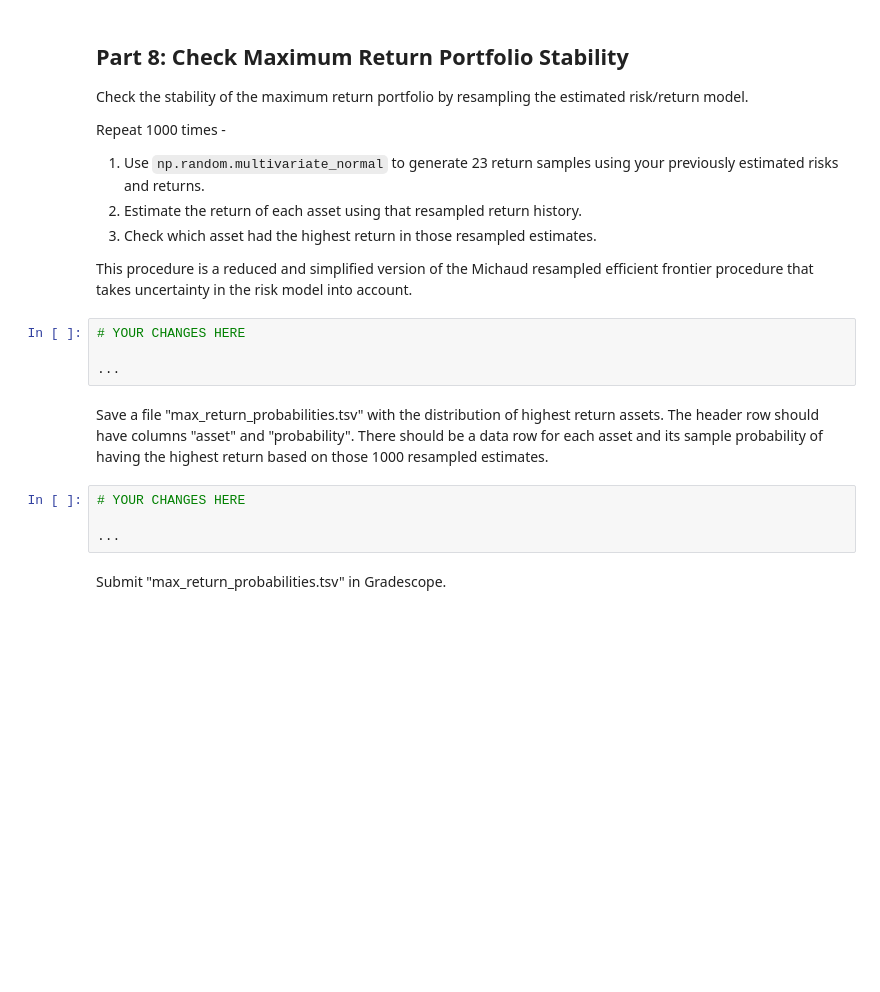
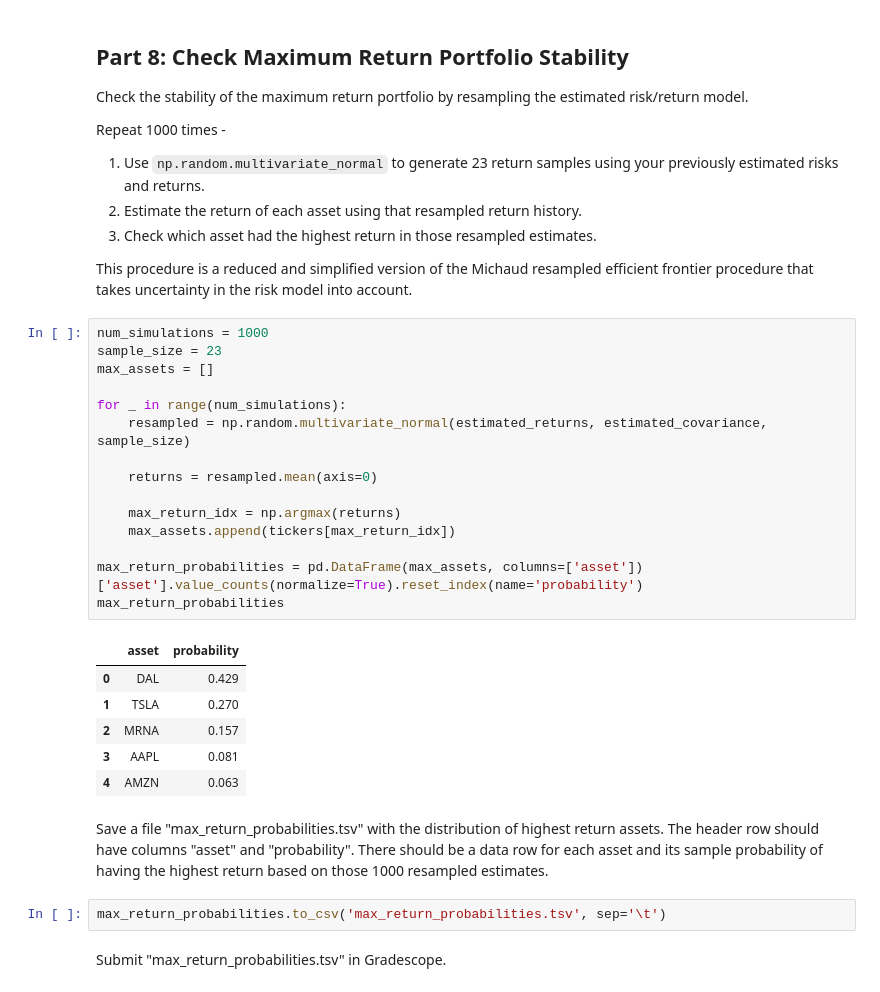
Before and after one commit to aidandig/dx704-project-01, a Jupyter notebook: dx704-project-01.ipynb, the cells around one changed output. Cells and saved outputs as stored; diff of their text form; blank space fills up the shorter version.

```diff
--- a/dx704-project-01.ipynb
+++ b/dx704-project-01.ipynb
@@ -328,18 +351,34 @@ Repeat 1000 times -
 3. Check which asset had the highest return in those resampled estimates.
 
 This procedure is a reduced and simplified version of the Michaud resampled efficient frontier procedure that takes uncertainty in the risk model into account.
-# %%
-# YOUR CHANGES HERE
-
-...
+# %%
+num_simulations = 1000
+sample_size = 23
+max_assets = []
+
+for _ in range(num_simulations):
+    resampled = np.random.multivariate_normal(estimated_returns, estimated_covariance, sample_size)
+
+    returns = resampled.mean(axis=0)
+
+    max_return_idx = np.argmax(returns)
+    max_assets.append(tickers[max_return_idx])
+
+max_return_probabilities = pd.DataFrame(max_assets, columns=['asset'])['asset'].value_counts(normalize=True).reset_index(name='probability')
+max_return_probabilities
+# %% [output]
+|  | asset | probability |
+| 0 | DAL | 0.429 |
+| 1 | TSLA | 0.270 |
+| 2 | MRNA | 0.157 |
+| 3 | AAPL | 0.081 |
+| 4 | AMZN | 0.063 |
 # %% [markdown]
 Save a file "max_return_probabilities.tsv" with the distribution of highest return assets.
 The header row should have columns "asset" and "probability".
 There should be a data row for each asset and its sample probability of having the highest return based on those 1000 resampled estimates.
-# %%
-# YOUR CHANGES HERE
-
-...
+# %%
+max_return_probabilities.to_csv('max_return_probabilities.tsv', sep='\t')
 # %% [markdown]
 Submit "max_return_probabilities.tsv" in Gradescope.
 # %% [markdown]
```
Also changed, not shown: parts of 1 cell of this notebook, 1 other file.
